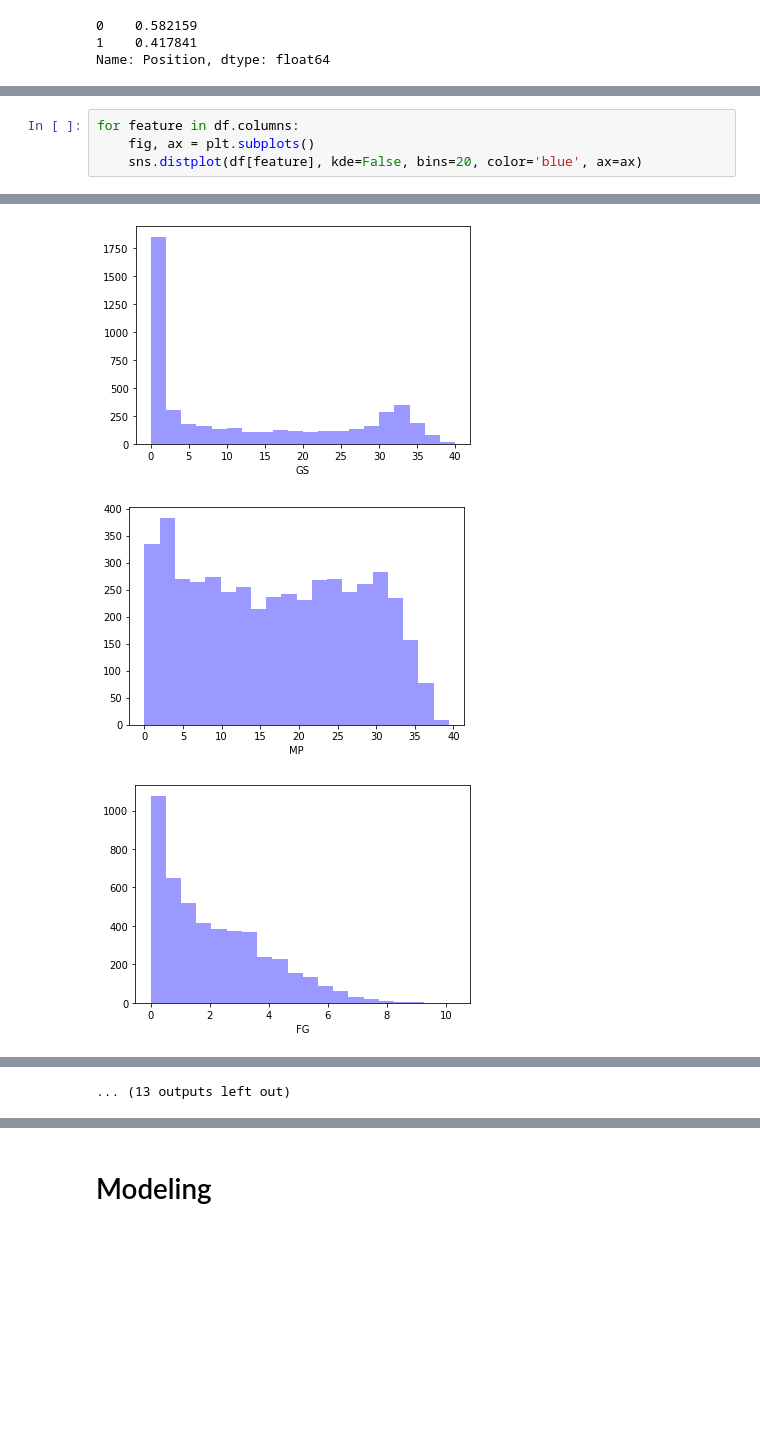
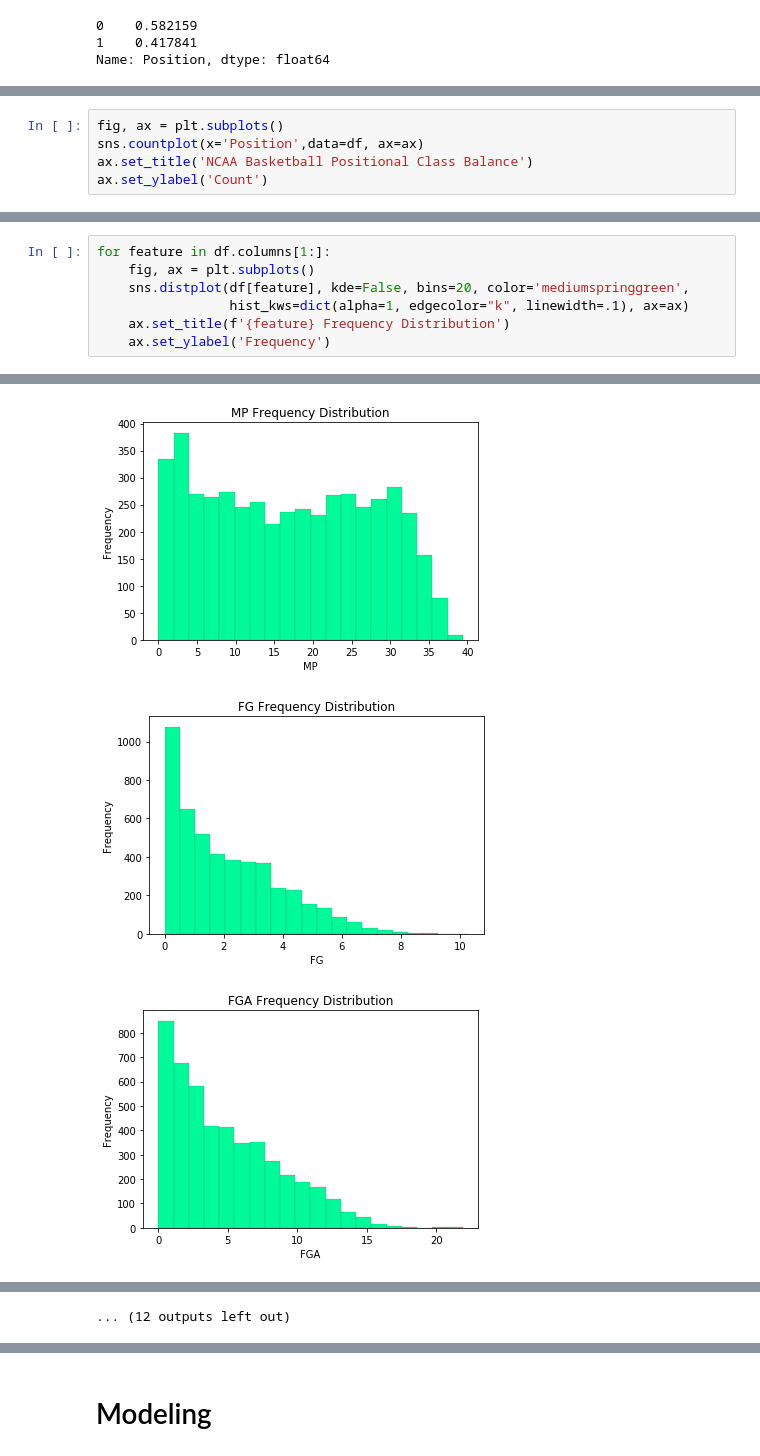
Before and after one commit to blantj/nba_position_classification, a Jupyter notebook: Modeling.ipynb, the cells around one changed output, grey strips where cells are left out. Cells and saved outputs as stored; diff of their text form; blank space fills up the shorter version.

Commit message:
Update with complete modeling and ReadMe images

```diff
--- a/Modeling.ipynb
+++ b/Modeling.ipynb
@@ -188,0 +203,5 @@ sns.countplot(x='Position',data=df)
+# %%
+fig, ax = plt.subplots()
+sns.countplot(x='Position',data=df, ax=ax)
+ax.set_title('NCAA Basketball Positional Class Balance')
+ax.set_ylabel('Count')
@@ -189,5 +213,8 @@ sns.countplot(x='Position',data=df)
 # %%
-for feature in df.columns:
+for feature in df.columns[1:]:
     fig, ax = plt.subplots()
-    sns.distplot(df[feature], kde=False, bins=20, color='blue', ax=ax)
+    sns.distplot(df[feature], kde=False, bins=20, color='mediumspringgreen',
+                 hist_kws=dict(alpha=1, edgecolor="k", linewidth=.1), ax=ax)
+    ax.set_title(f'{feature} Frequency Distribution')
+    ax.set_ylabel('Frequency')
 # %% [output]
@@ -196,3 +223,3 @@ for feature in df.columns:
-[figure, old version]
+[figure, new version]
-[figure, old version]
+[figure, new version]
-[figure, old version]
+[figure, new version]
@@ -206 +233 @@ for feature in df.columns:
-... (13 outputs left out)
+... (12 outputs left out)
```
Also changed, not shown: parts of 76 cells of this notebook, 11 other files.
